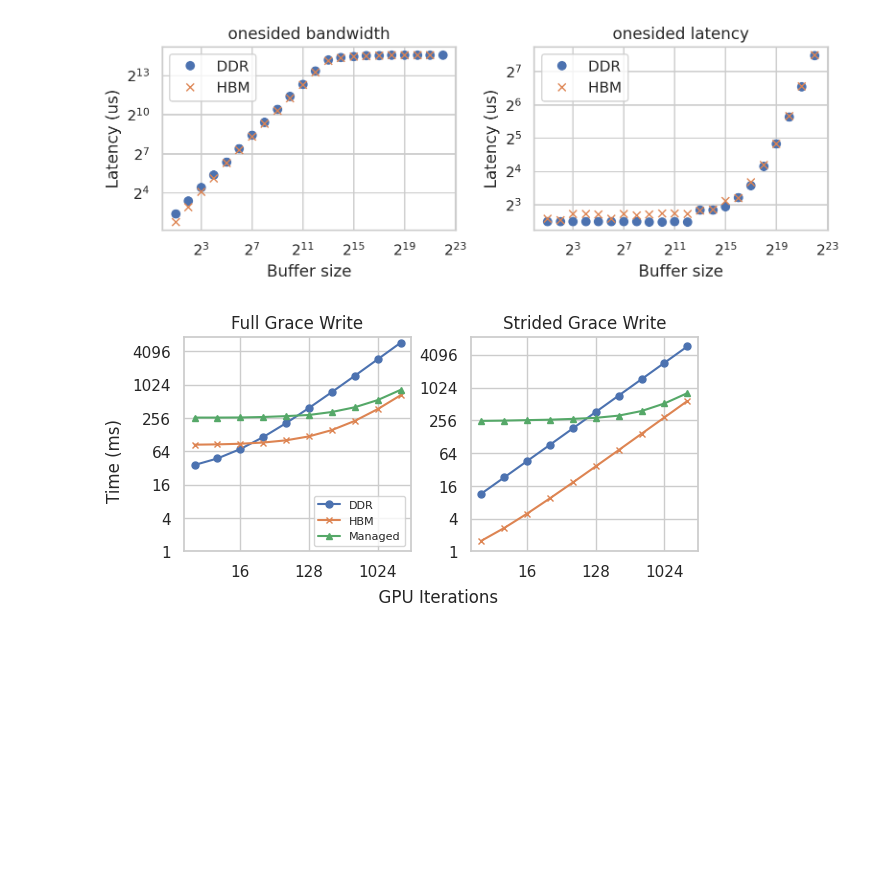
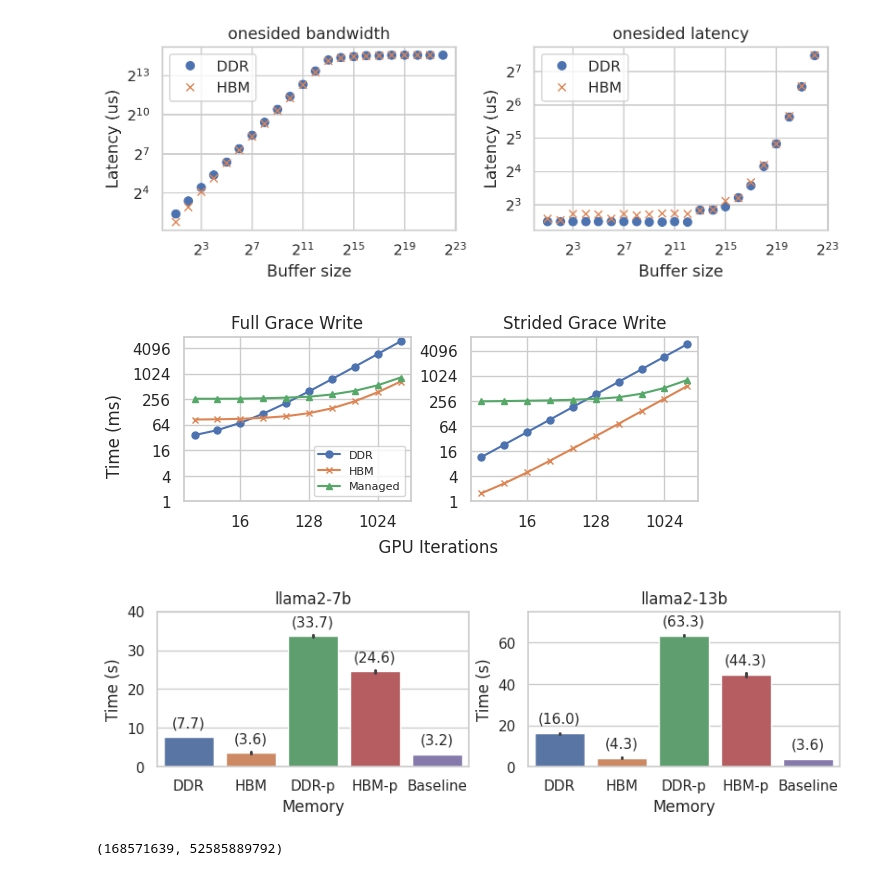
Before and after one commit to ntua-el20062/grace-hopper-benchmark, a Jupyter notebook: src/app.ipynb, the cells around one changed output. Drawn from its saved outputs; the diff is of its cells as text; code cells hidden in the pictures; blank space fills up the shorter version.

```diff
--- a/src/app.ipynb
+++ b/src/app.ipynb
@@ -332,11 +333,49 @@ def make_copy_graph(ax, basedir, title, ms=3, legend=True):
     if legend:
         ax.legend(title='', fontsize=8, loc='lower right')
 
-fig, (ax1, ax2) = plt.subplots(1, 2, figsize=(6, 3), layout='constrained')
+fig, (ax1, ax2) = plt.subplots(1, 2, figsize=(6, 2.5), layout='constrained')
 make_copy_graph(ax1, 'results/apps/transfer/scalability/', 'Full Grace Write', ms=5)
 make_copy_graph(ax2, 'results/apps/transfer/pagelevel_scalability/', 'Strided Grace Write', ms=5, legend=False)
 fig.supxlabel("              GPU Iterations", fontsize=12)
 fig.supylabel("Time (ms)", fontsize=12)
 fig.savefig("managed_app.pdf", bbox_inches='tight')
 # %% [output]
-[figure, old version]
+[figure, new version]
+# %%
+# experiments_cpu = ['fine/host/ddr', 'fine/host/ddr_remote', 'fine/host/hbm', 'fine/host/hbm_remote']
+# experiments_gpu = ['fine/device/ddr', 'fine/device/hbm_remote', 'fine/device/hbm', 'fine/device/ddr_remote']
+# labels = ['DDR', 'DDR-r', 'HBM', 'HBM-r']
+experiments = [0, 4, 1, 12, 'baseline']
+labels = ['DDR', 'HBM', 'DDR-p', 'HBM-p', 'Baseline']
+fig, (ax, ax2) = plt.subplots(1, 2, figsize=(8, 2.5), layout="constrained")
+
+def myplot(ax, model, delta, title):
+    data = {}
+
+    for e, l in zip(experiments, labels):
+        with open(f'results/llama/{model}/{e}', 'r') as file:
+            elems = file.read().split('\n')[1:-1]
+            elems = [float(e) for e in elems]
+            elems.sort()
+            # elems = elems[1:]
+            data[l] = elems
+
+    sns.barplot(data, ax=ax)
+    # ax.set_yticks([0,5,10,15,20,25,30,35,40])
+    ax.set_xticklabels(ax.get_xticklabels(), rotation=0)
+    ax.set_ylabel("Time (s)")
+    ax.set_xlabel("Memory")
+    ax.set_title(title)
+    xposlist = range(len(experiments))
+    means = [sum(data[i]) / len(data[i]) for i in labels]
+    yposlist = list(means)
+    for i in range(len(xposlist)):
+        ax.text(xposlist[i], yposlist[i] + delta, '({:.1f})'.format(means[i]), ha='center', fontsize=11, rotation=0)
+
+myplot(ax, 7, 2.5, 'llama2-7b')
+myplot(ax2, 13, 5, 'llama2-13b')
+ax.set_ylim([0, 40])
+ax2.set_ylim([0, 75])
+fig.savefig("llama.pdf", bbox_inches='tight')
+# %% [output]
+[figure, added]
@@ -342,0 +384,4 @@ fig.savefig("managed_app.pdf", bbox_inches='tight')
+# %%
+mem[0].max(), mem[2].max()
+# %% [output]
+(168571639, 52585889792)
```
Also changed, not shown: parts of 2 cells of this notebook, 20 other files.
